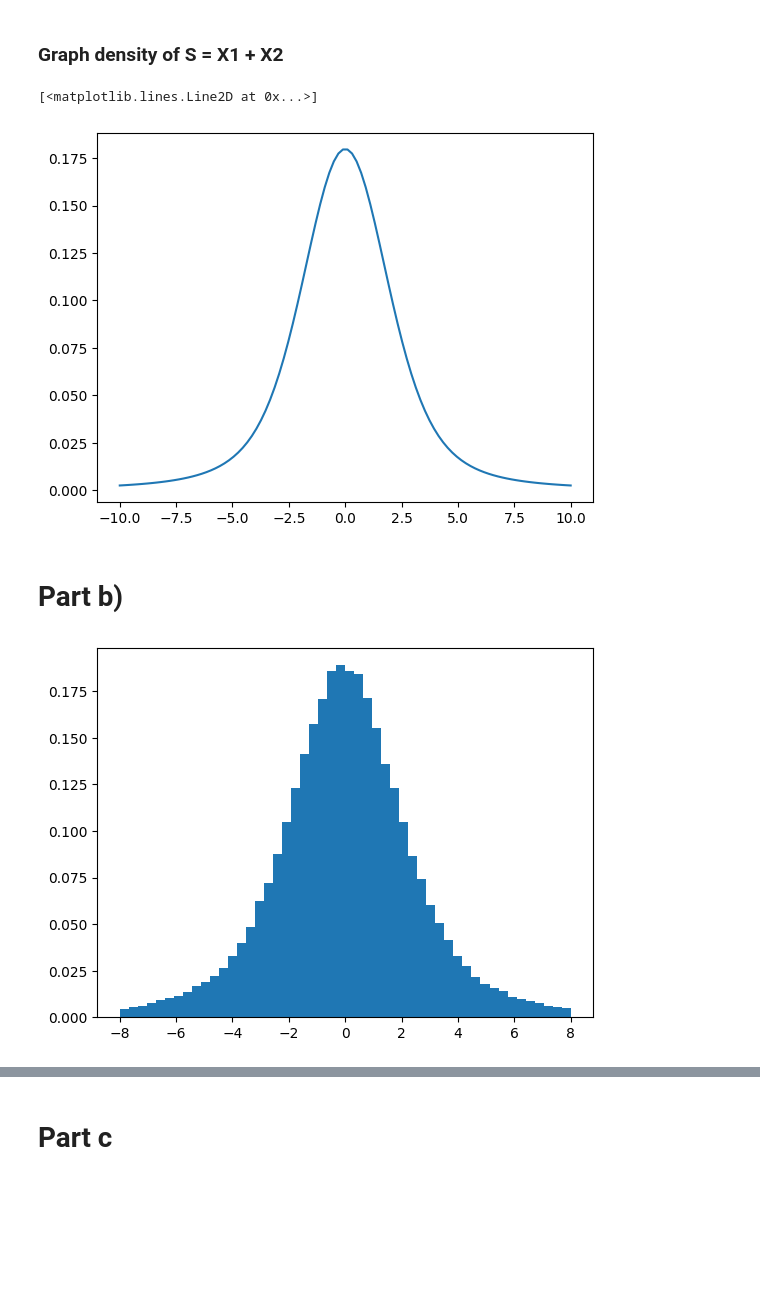
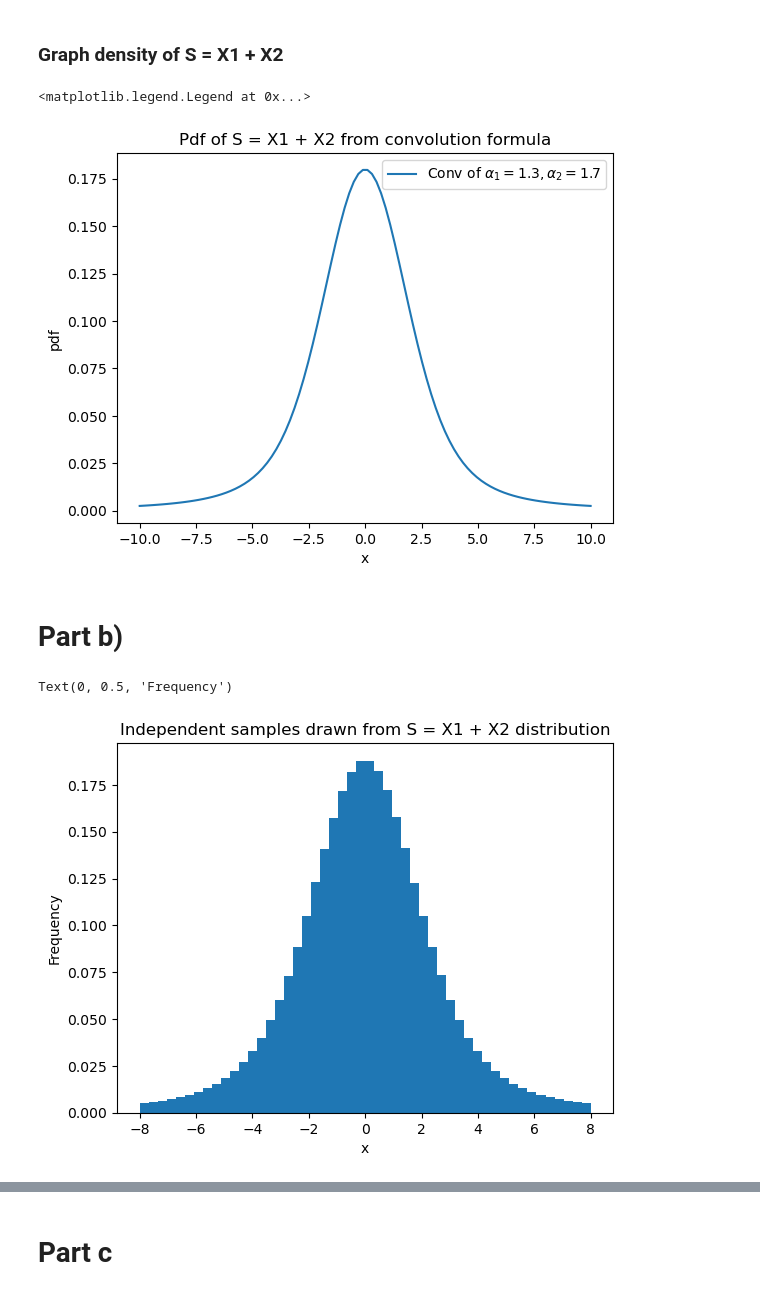
Before and after one commit to mmac00/SFF-Project-1, a Jupyter notebook: TASK 1.ipynb, the cells around one changed output, grey strips where cells are left out. Cells and saved outputs as stored; diff of their text form; code cells hidden in the pictures; blank space fills up the shorter version.

Commit message:
polished code and graphs

```diff
--- a/TASK 1.ipynb
+++ b/TASK 1.ipynb
@@ -56,9 +57,13 @@ conv_pdf_vec = np.vectorize(lambda s: convolution_pdf(s, alpha_1, alpha_2)[0])
 y = conv_pdf_vec(x_line)
 # %%
-plt.plot(x_line,y)
+plt.plot(x_line, y,  label=f'Conv of $\\alpha_1={alpha_1}, \\alpha_2={alpha_2}$')
+plt.title("Pdf of S = X1 + X2 from convolution formula")
+plt.xlabel("x")
+plt.ylabel("pdf")
+plt.legend()
 # %% [output]
-[<matplotlib.lines.Line2D at 0x...>]
+<matplotlib.legend.Legend at 0x...>
-[figure, old version]
+[figure, new version]
 # %% [markdown]
 # Part b)
 # %%
@@ -69,6 +75,11 @@ sample_2 = levy_stable.rvs(alpha_2, 0, size = sim_size)
 sample_convolution = sample_1 + sample_2
 # %%
-plt.hist(sample_convolution, bins = 50, range = (-8, 8), density=True);
+#cplotting histogram of the simulated samples
+plt.hist(sample_convolution, bins = 50, range = (-8, 8), density=True)
+plt.title("Independent samples drawn from S = X1 + X2 distribution")
+plt.xlabel("x")
+plt.ylabel("Frequency")
 # %% [output]
+Text(0, 0.5, 'Frequency')
-[figure, old version]
+[figure, new version]
 # %%
```
Also changed, not shown: parts of 21 cells of this notebook.
